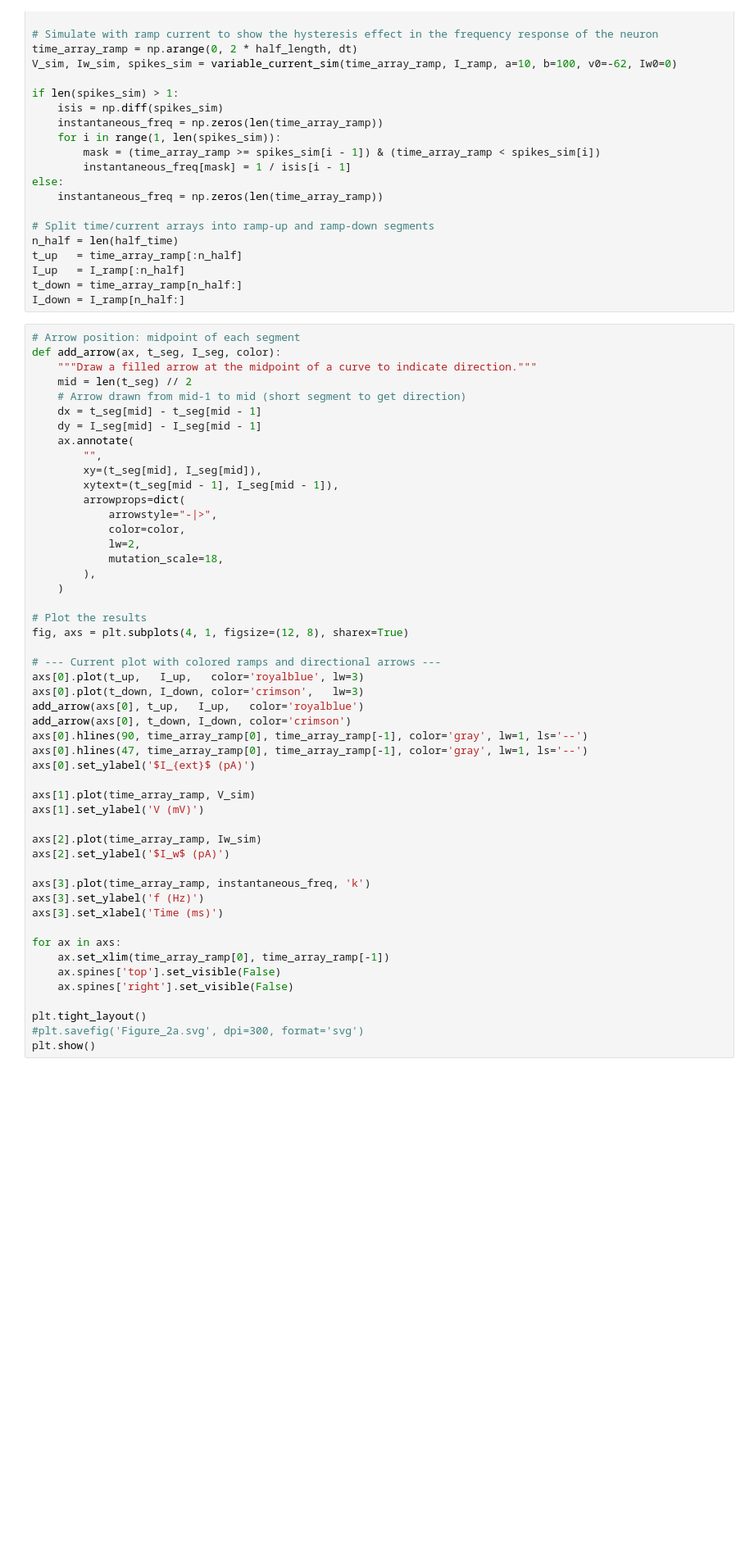
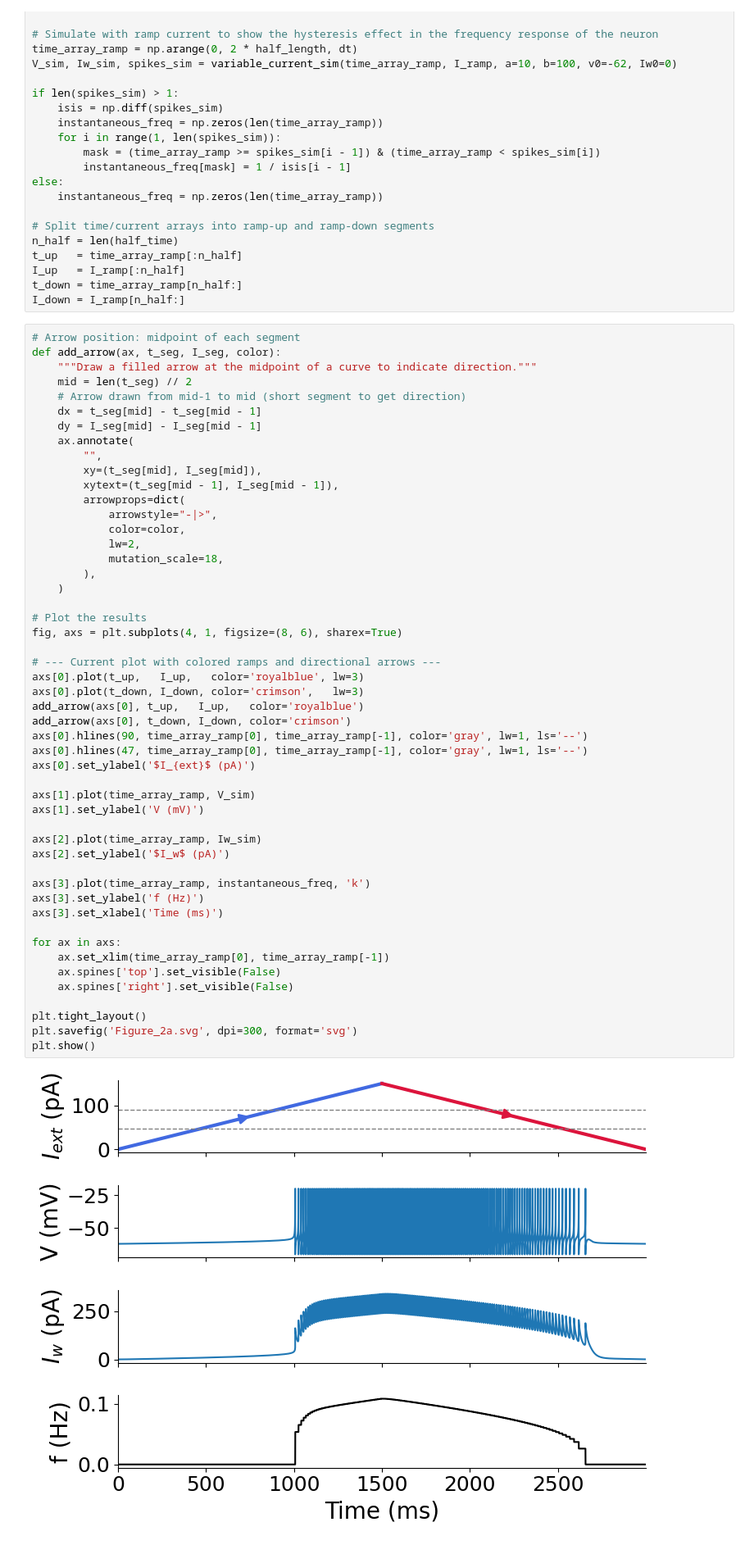
Before and after one commit to GabrieleCasagrande/MinimalNeuro_WorkingMemo, a Jupyter notebook: Single eQIF neuron/eQIF_hysteresis.ipynb, the cells around one changed output. Shown at 82% size. Drawn from its saved outputs; the diff is of its cells as text; blank space fills up the shorter version.

```diff
--- a/Single eQIF neuron/eQIF_hysteresis.ipynb
+++ b/Single eQIF neuron/eQIF_hysteresis.ipynb
@@ -288,32 +291,34 @@ def add_arrow(ax, t_seg, I_seg, color):
     )
 
 # Plot the results
-fig, axs = plt.subplots(4, 1, figsize=(12, 8), sharex=True)
+fig, axs = plt.subplots(4, 1, figsize=(8, 6), sharex=True)
 
 # --- Current plot with colored ramps and directional arrows ---
 axs[0].plot(t_up,   I_up,   color='royalblue', lw=3)
 axs[0].plot(t_down, I_down, color='crimson',   lw=3)
 add_arrow(axs[0], t_up,   I_up,   color='royalblue')
 add_arrow(axs[0], t_down, I_down, color='crimson')
 axs[0].hlines(90, time_array_ramp[0], time_array_ramp[-1], color='gray', lw=1, ls='--')
 axs[0].hlines(47, time_array_ramp[0], time_array_ramp[-1], color='gray', lw=1, ls='--')
 axs[0].set_ylabel('$I_{ext}$ (pA)')
 
 axs[1].plot(time_array_ramp, V_sim)
 axs[1].set_ylabel('V (mV)')
 
 axs[2].plot(time_array_ramp, Iw_sim)
 axs[2].set_ylabel('$I_w$ (pA)')
 
 axs[3].plot(time_array_ramp, instantaneous_freq, 'k')
 axs[3].set_ylabel('f (Hz)')
 axs[3].set_xlabel('Time (ms)')
 
 for ax in axs:
     ax.set_xlim(time_array_ramp[0], time_array_ramp[-1])
     ax.spines['top'].set_visible(False)
     ax.spines['right'].set_visible(False)
 
 plt.tight_layout()
-#plt.savefig('Figure_2a.svg', dpi=300, format='svg')
+plt.savefig('Figure_2a.svg', dpi=300, format='svg')
 plt.show()
+# %% [output]
+[figure, added]
```
Also changed, not shown: parts of 1 cell of this notebook, 3 other files.
